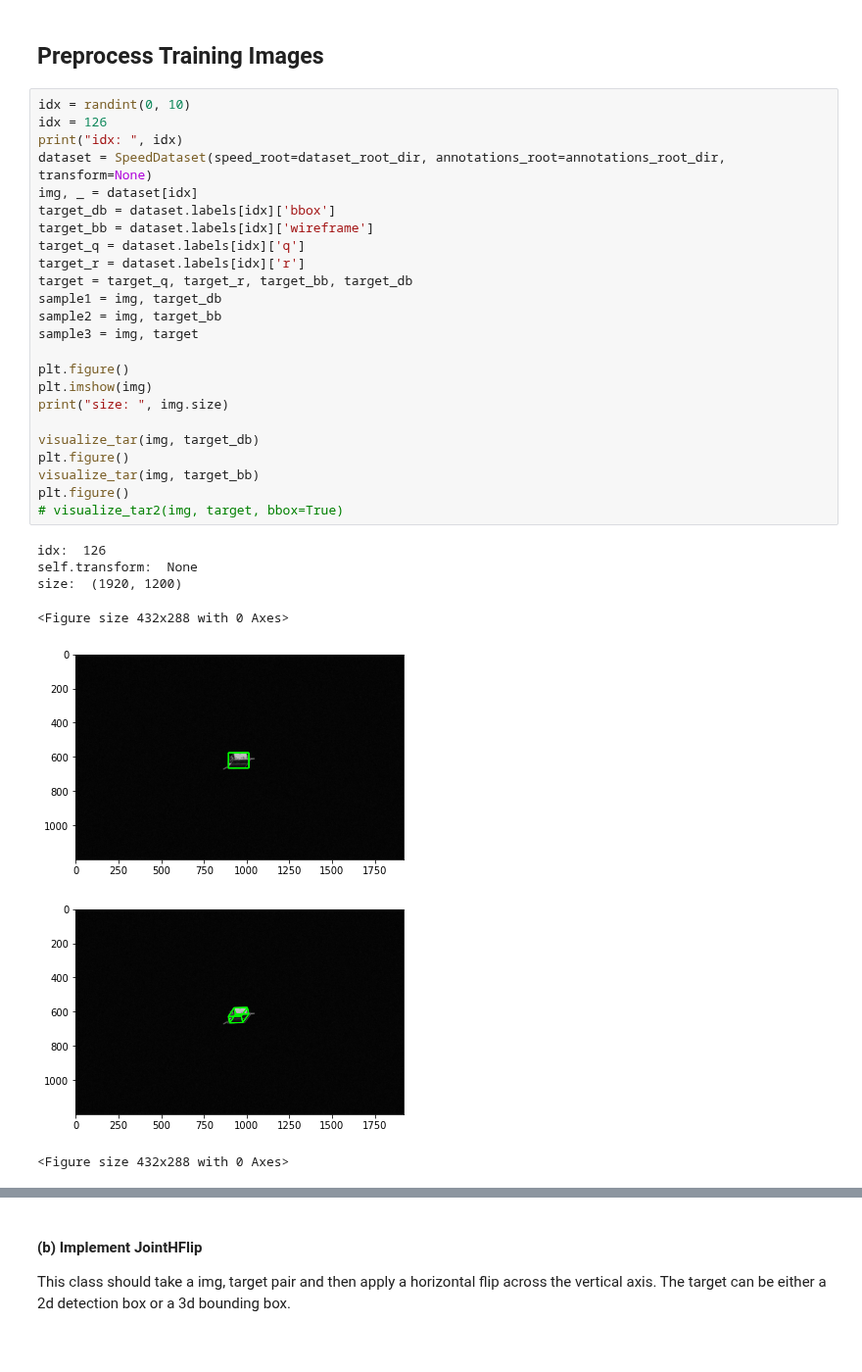
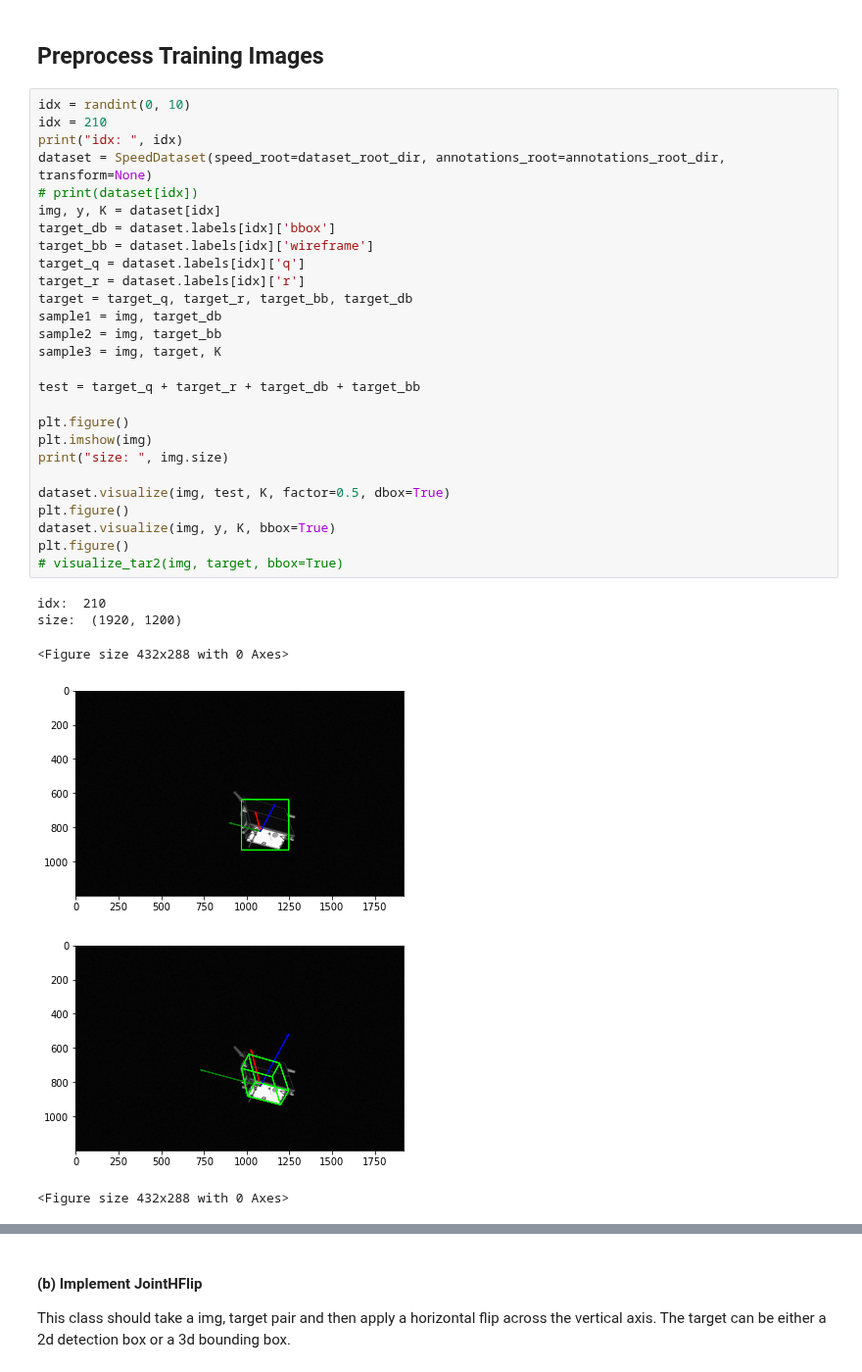
Before and after one commit to jazzalin/spacecraft-pose-estimation, a Jupyter notebook: model/data_augmentation.ipynb, the cells around one changed output, grey strips where cells are left out. Shown at 98% size. Cells and saved outputs as stored; diff of their text form; blank space fills up the shorter version.

```diff
--- a/model/data_augmentation.ipynb
+++ b/model/data_augmentation.ipynb
@@ -29,35 +29,37 @@ annotations_root_dir = '../annotations'
 ## Preprocess Training Images
 # %%
 idx = randint(0, 10)
-idx = 126
+idx = 210
 print("idx: ", idx)
 dataset = SpeedDataset(speed_root=dataset_root_dir, annotations_root=annotations_root_dir, transform=None)
-img, _ = dataset[idx]
+# print(dataset[idx])
+img, y, K = dataset[idx]
 target_db = dataset.labels[idx]['bbox']
 target_bb = dataset.labels[idx]['wireframe']
 target_q = dataset.labels[idx]['q']
 target_r = dataset.labels[idx]['r']
 target = target_q, target_r, target_bb, target_db
 sample1 = img, target_db
 sample2 = img, target_bb
-sample3 = img, target
+sample3 = img, target, K
+
+test = target_q + target_r + target_db + target_bb
 
 plt.figure()
 plt.imshow(img)
 print("size: ", img.size)
 
-visualize_tar(img, target_db)
+dataset.visualize(img, test, K, factor=0.5, dbox=True)
 plt.figure()
-visualize_tar(img, target_bb)
+dataset.visualize(img, y, K, bbox=True)
 plt.figure()
 # visualize_tar2(img, target, bbox=True)
 # %% [output]
-idx:  126
-self.transform:  None
+idx:  210
 size:  (1920, 1200)
 <Figure size 432x288 with 0 Axes>
-[figure, old version]
+[figure, new version]
-[figure, old version]
+[figure, new version]
 <Figure size 432x288 with 0 Axes>
 # %% [markdown]
 #### (a) Implement JointRescrop
```
Also changed, not shown: parts of 4 cells of this notebook.
